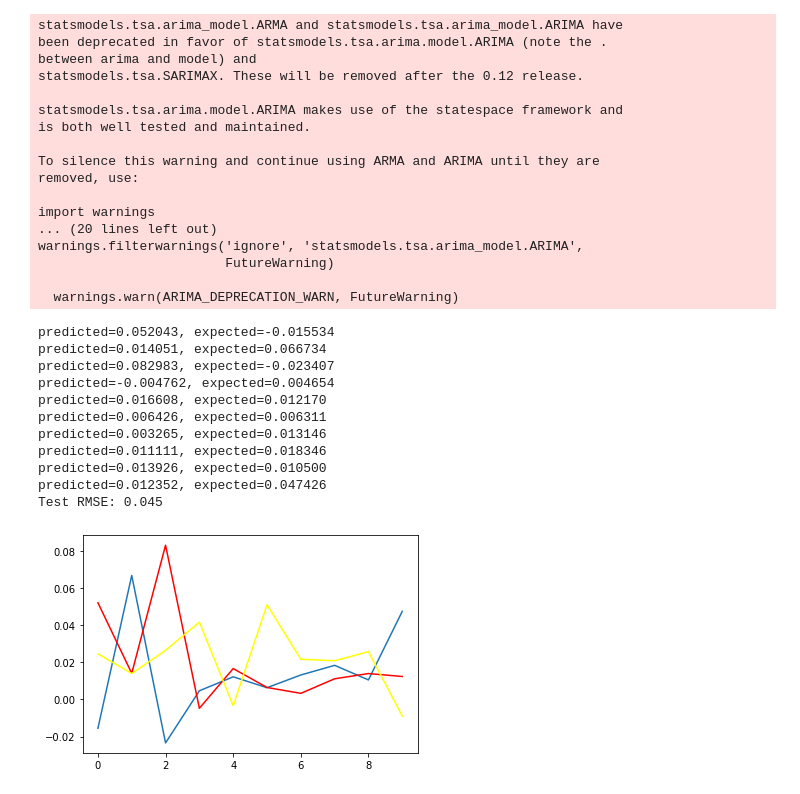
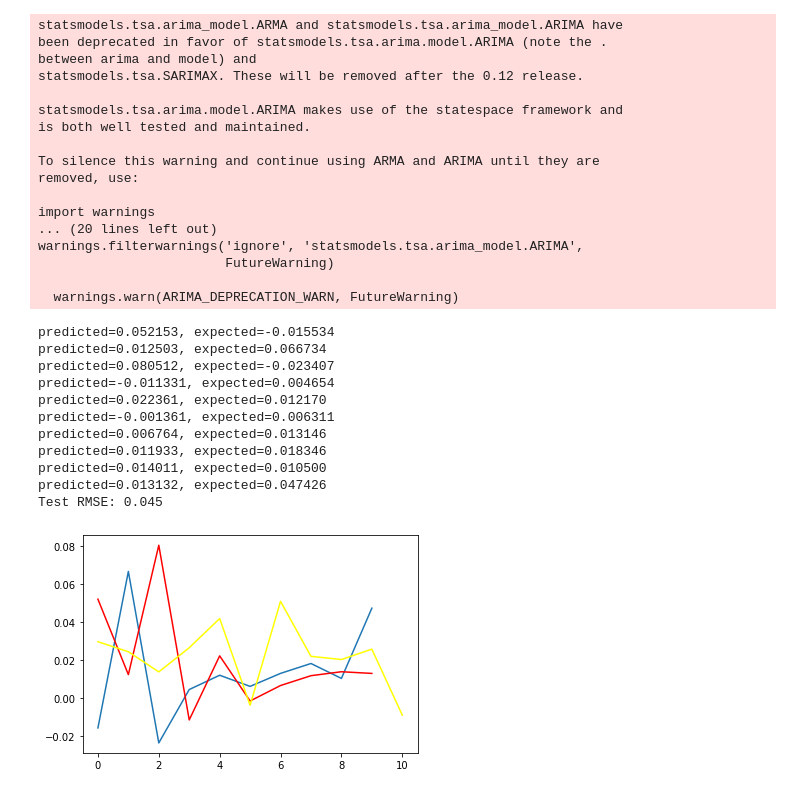
Before and after one commit to VitorHugoOli/Analise_Dados_Energetico, a Jupyter notebook: src/Aprendizado.ipynb, the cells around one changed output. Saved outputs shown, nothing was run; the diff lists cells and outputs as text; code cells hidden in the pictures.

Commit message:
Subindo arima 2.0 vitor

```diff
--- a/src/Aprendizado.ipynb
+++ b/src/Aprendizado.ipynb
@@ -162,12 +167,13 @@ size = int(len(X) * 0.66)
 train, test = X[0:size], X[size:len(X)]
 history = [x for x in train]
 predictions = list()
-model = ARIMA(history, order=(3,0,1))
+model = ARIMA(history, order=(2,0,1))
 model_fit = model.fit()
-predt = model_fit.predict(start=1, end= 10)
+predt = model_fit.predict(start=0, end= 10)
+
 # walk-forward validation
 for t in range(len(test)):
-	model = ARIMA(history, order=(3,1,0))
+	model = ARIMA(history, order=(2,1,0))
 	model_fit = model.fit()
 	output = model_fit.forecast()
 	yhat = output[0]
@@ -175,41 +181,41 @@ for t in range(len(test)):
 	obs = test[t]
 	history.append(obs)
 	print('predicted=%f, expected=%f' % (yhat, obs))
 # evaluate forecasts
 rmse = sqrt(mean_squared_error(test, predictions))
 print('Test RMSE: %.3f' % rmse)
 # plot forecasts against actual outcomes
 plt.plot(test)
 plt.plot(predictions, color='red')
 plt.plot(predt, color='yellow')
 plt.show()
 # %% [output]
 statsmodels.tsa.arima_model.ARMA and statsmodels.tsa.arima_model.ARIMA have
 been deprecated in favor of statsmodels.tsa.arima.model.ARIMA (note the .
 between arima and model) and
 statsmodels.tsa.SARIMAX. These will be removed after the 0.12 release.
 
 statsmodels.tsa.arima.model.ARIMA makes use of the statespace framework and
 is both well tested and maintained.
 
 To silence this warning and continue using ARMA and ARIMA until they are
 removed, use:
 
 import warnings
 ... (20 lines left out)
 warnings.filterwarnings('ignore', 'statsmodels.tsa.arima_model.ARIMA',
                         FutureWarning)
 
   warnings.warn(ARIMA_DEPRECATION_WARN, FutureWarning)
-predicted=0.052043, expected=-0.015534
-predicted=0.014051, expected=0.066734
-predicted=0.082983, expected=-0.023407
-predicted=-0.004762, expected=0.004654
-predicted=0.016608, expected=0.012170
-predicted=0.006426, expected=0.006311
-predicted=0.003265, expected=0.013146
-predicted=0.011111, expected=0.018346
-predicted=0.013926, expected=0.010500
-predicted=0.012352, expected=0.047426
+predicted=0.052153, expected=-0.015534
+predicted=0.012503, expected=0.066734
+predicted=0.080512, expected=-0.023407
+predicted=-0.011331, expected=0.004654
+predicted=0.022361, expected=0.012170
+predicted=-0.001361, expected=0.006311
+predicted=0.006764, expected=0.013146
+predicted=0.011933, expected=0.018346
+predicted=0.014011, expected=0.010500
+predicted=0.013132, expected=0.047426
 Test RMSE: 0.045
-[figure, old version]
+[figure, new version]
```
Also changed, not shown: parts of 17 cells of this notebook, 1 other file.
